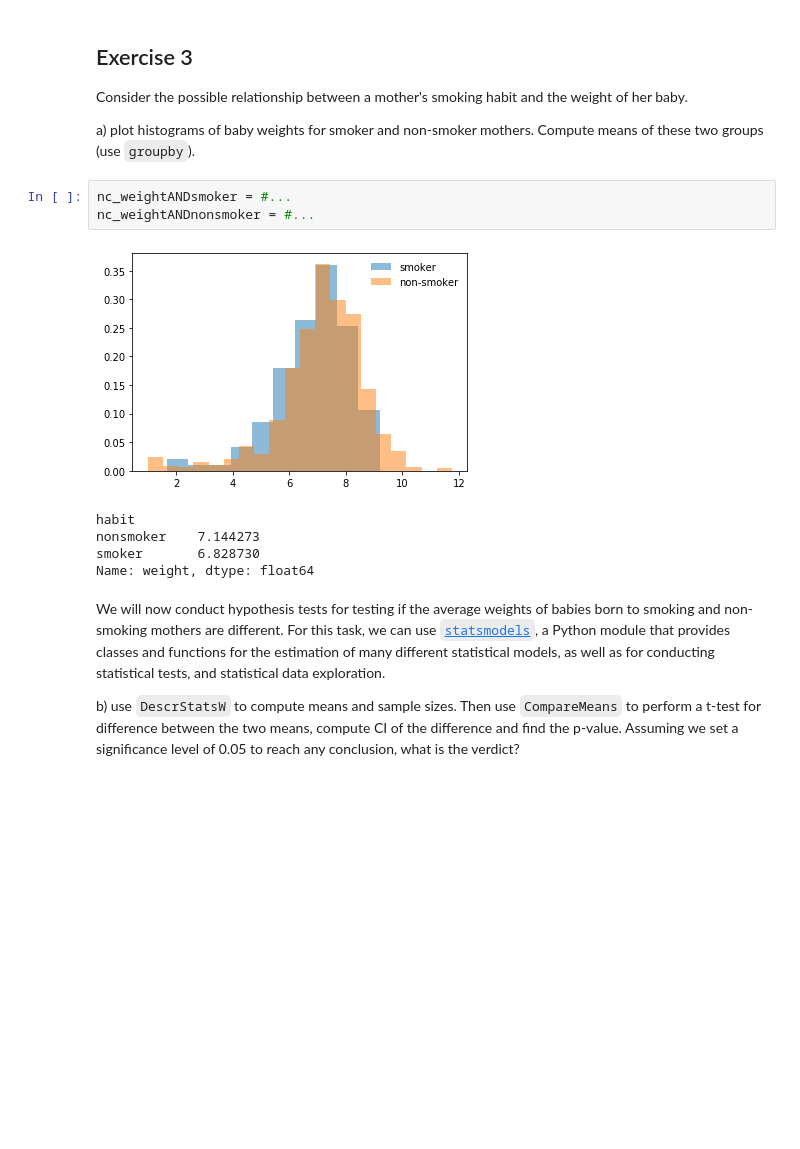
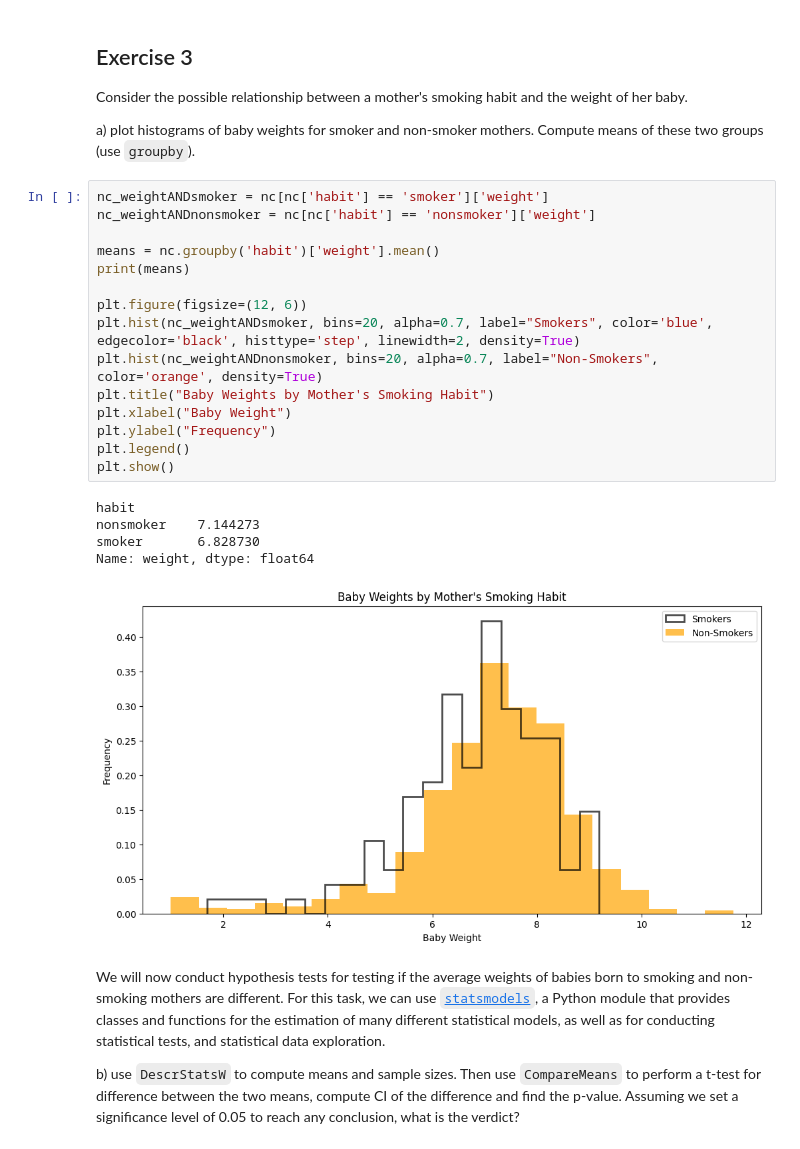
Before and after one commit to Falanger-debug/Data-Analyticts, a Jupyter notebook: Statistical_Inference/Lizak_Lukasz_Statistical_Inference.ipynb, the cells around one changed output. Saved outputs shown, nothing was run; the diff lists cells and outputs as text; blank space fills up the shorter version.

```diff
--- a/Statistical_Inference/Lizak_Lukasz_Statistical_Inference.ipynb
+++ b/Statistical_Inference/Lizak_Lukasz_Statistical_Inference.ipynb
@@ -186,15 +239,27 @@ We have observations on 13 different variables, some categorical and some numeri
 Consider the possible relationship between a mother's smoking habit and the weight of her baby.
 
 a) plot histograms of baby weights for smoker and non-smoker mothers. Compute means of these two groups (use `groupby`).
-# %%
-nc_weightANDsmoker = #...
-nc_weightANDnonsmoker = #...
-# %% [output]
-[figure, removed]
-habit
-nonsmoker    7.144273
-smoker       6.828730
-Name: weight, dtype: float64
+# %%
+nc_weightANDsmoker = nc[nc['habit'] == 'smoker']['weight']
+nc_weightANDnonsmoker = nc[nc['habit'] == 'nonsmoker']['weight']
+
+means = nc.groupby('habit')['weight'].mean()
+print(means)
+
+plt.figure(figsize=(12, 6))
+plt.hist(nc_weightANDsmoker, bins=20, alpha=0.7, label="Smokers", color='blue', edgecolor='black', histtype='step', linewidth=2, density=True)
+plt.hist(nc_weightANDnonsmoker, bins=20, alpha=0.7, label="Non-Smokers", color='orange', density=True)
+plt.title("Baby Weights by Mother's Smoking Habit")
+plt.xlabel("Baby Weight")
+plt.ylabel("Frequency")
+plt.legend()
+plt.show()
+# %% [output]
+habit
+nonsmoker    7.144273
+smoker       6.828730
+Name: weight, dtype: float64
+[figure, added]
 # %% [markdown]
 We will now conduct hypothesis tests for testing if the average weights of babies born to smoking and non-smoking mothers are different. For this task, we can use [`statsmodels`](https://www.statsmodels.org/stable/index.html), a Python module that provides classes and functions for the estimation of many different statistical models, as well as for conducting statistical tests, and statistical data exploration.
 
```
Also changed, not shown: parts of 13 cells of this notebook.
